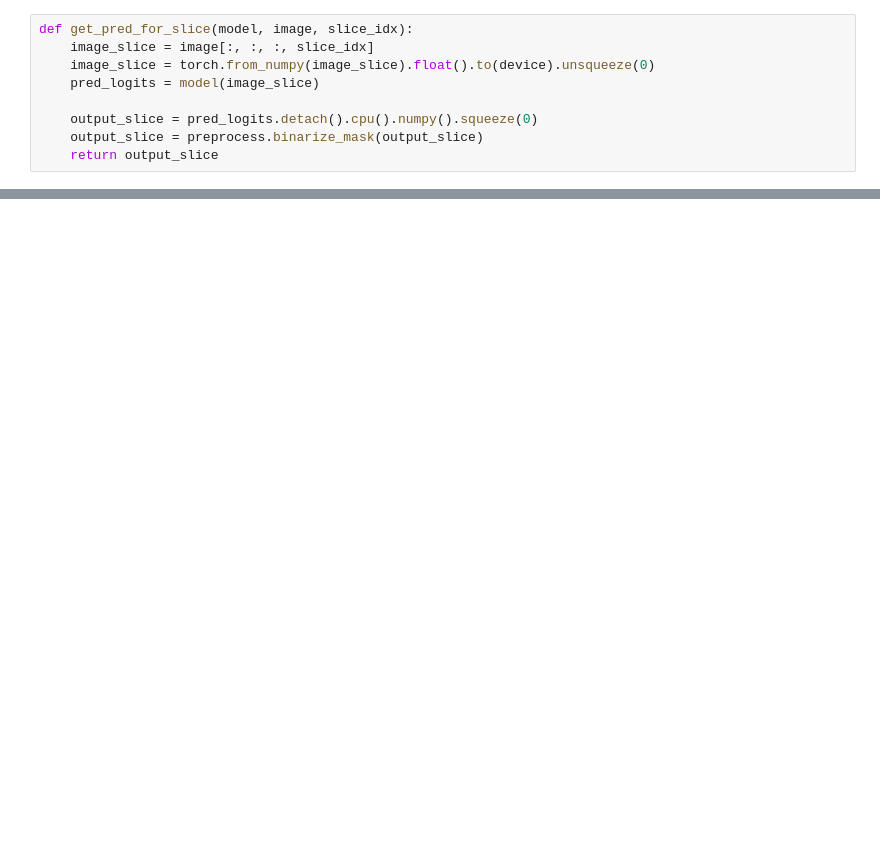
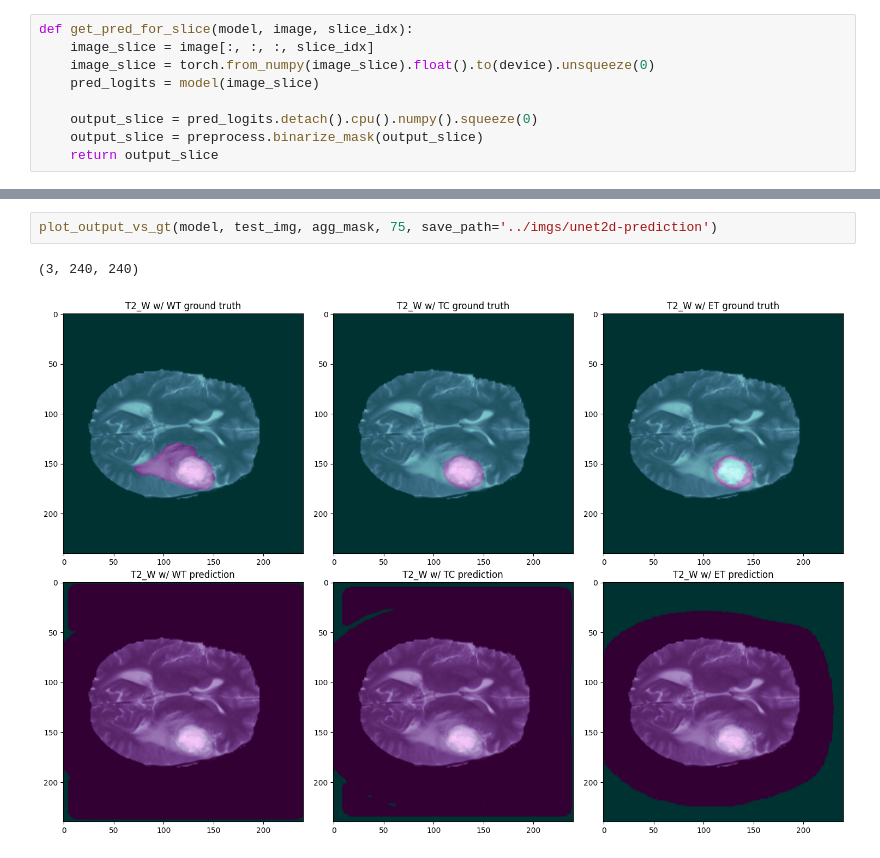
Before and after one commit to nashirj/mri-3d-segmentation, a Jupyter notebook: notebooks/mri-segmentation.ipynb, the cells around one changed output, grey strips where cells are left out. Drawn from its saved outputs; the diff is of its cells as text; blank space fills up the shorter version.

```diff
--- a/notebooks/mri-segmentation.ipynb
+++ b/notebooks/mri-segmentation.ipynb
@@ -498,0 +344,5 @@ plt.savefig('../imgs/model1_dice_scores.png')
+# %%
+plot_output_vs_gt(model, test_img, agg_mask, 75, save_path='../imgs/unet2d-prediction')
+# %% [output]
+(3, 240, 240)
+[figure, added]
```
Also changed, not shown: parts of 21 cells of this notebook, 18 other files.
